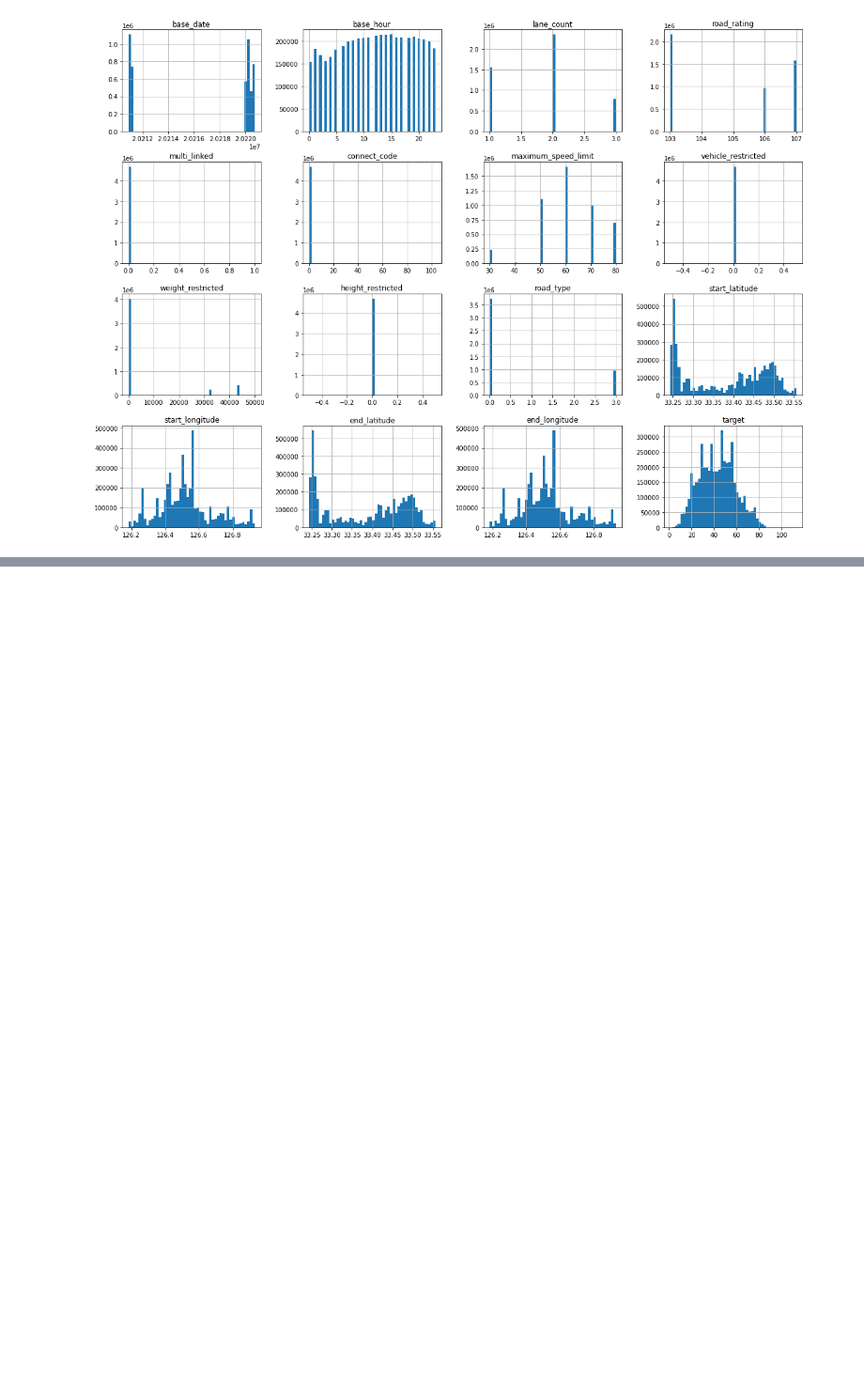
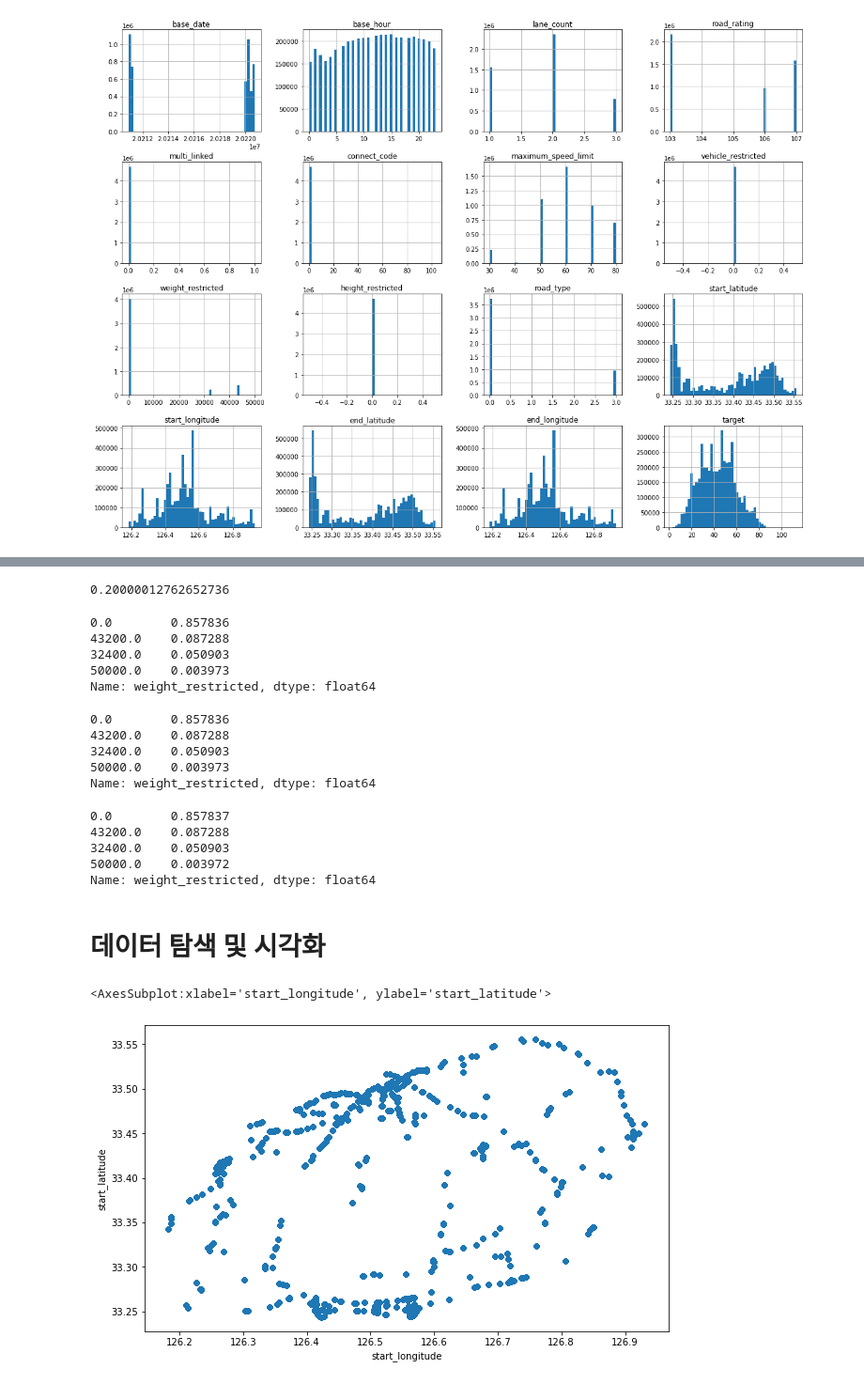
Before and after one commit to noodle-s/Jeju-road-traffic-prediction, a Jupyter notebook: EDA/EDA_yjw.ipynb, the cells around one changed output, grey strips where cells are left out. Shown at 94% size. Cells and saved outputs as stored; diff of their text form; code cells hidden in the pictures; blank space fills up the shorter version.

```diff
--- a/EDA/EDA_yjw.ipynb
+++ b/EDA/EDA_yjw.ipynb
@@ -6,6 +8,6 @@ import pandas as pd
 import matplotlib.pyplot as plt
 from tqdm import tqdm
 # %%
-train_data = pd.read_csv('../../data/train.csv')
+data = pd.read_csv('../../data/train.csv')
 # %% [markdown]
 # 데이터 구조 분석
@@ -136,0 +178,11 @@ plt.show()
+# %%
+group = ['lane_count', 'road_rating', 'road_type', 'road_name', 'start_turn_restricted',
+         'end_turn_restricted', 'weight_restricted', 'maximum_speed_limit']
+# %%
+from sklearn.model_selection import StratifiedShuffleSplit
+
+split = StratifiedShuffleSplit(n_splits=1, test_size=0.2, random_state=42)
+
+for train_index, test_index in split.split(data, data[group]):
+    train_set = data.loc[train_index]
+    test_set = data.loc[test_index]
@@ -136,0 +193,35 @@ plt.show()
+# %%
+len(test_set) / len(data)
+# %% [output]
+0.20000012762652736
+# %%
+data['weight_restricted'].value_counts() / len(data)
+# %% [output]
+0.0        0.857836
+43200.0    0.087288
+32400.0    0.050903
+50000.0    0.003973
+Name: weight_restricted, dtype: float64
+# %%
+train_set['weight_restricted'].value_counts() / len(train_set)
+# %% [output]
+0.0        0.857836
+43200.0    0.087288
+32400.0    0.050903
+50000.0    0.003973
+Name: weight_restricted, dtype: float64
+# %%
+test_set['weight_restricted'].value_counts() / len(test_set)
+# %% [output]
+0.0        0.857837
+43200.0    0.087288
+32400.0    0.050903
+50000.0    0.003972
+Name: weight_restricted, dtype: float64
+# %% [markdown]
+# 데이터 탐색 및 시각화
+# %%
+train_set.plot(kind='scatter', x='start_longitude', y='start_latitude', alpha=0.1, figsize=(10, 6))
+# %% [output]
+<AxesSubplot:xlabel='start_longitude', ylabel='start_latitude'>
+[figure, added]
```
Also changed, not shown: parts of 21 cells of this notebook.
